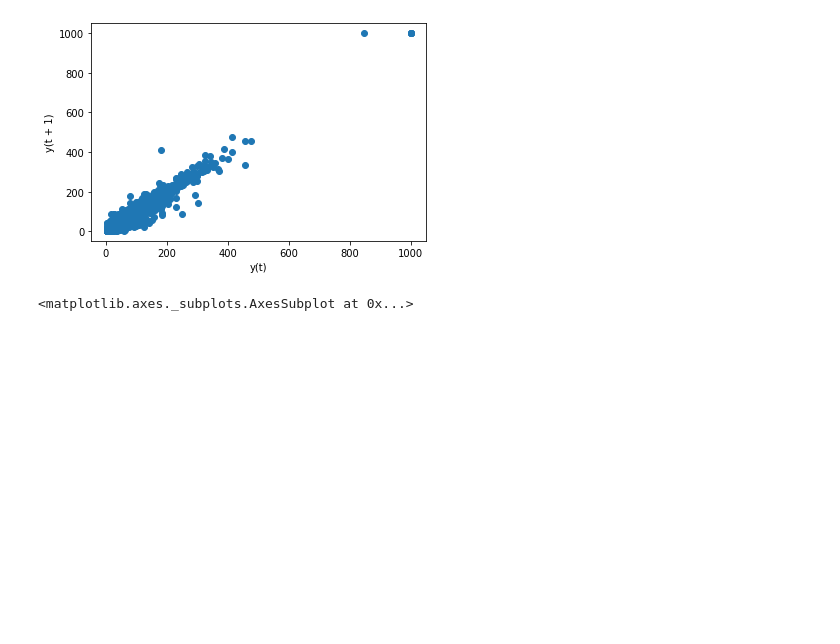
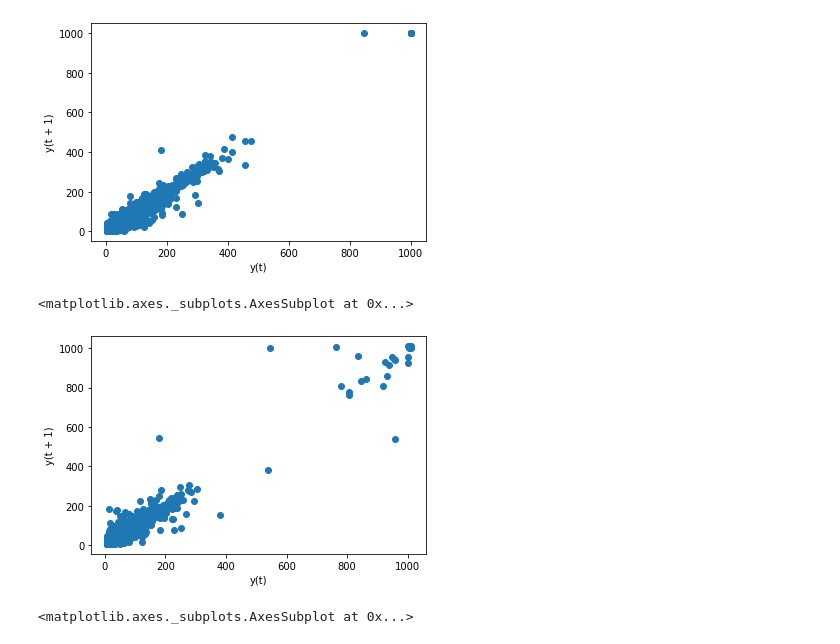
Before and after one commit to mjjimenez/kdd_air_quality_forecasting, a Jupyter notebook: notebooks/ARIMA.ipynb, the cells around one changed output. Saved outputs shown, nothing was run; the diff lists cells and outputs as text; code cells hidden in the pictures; blank space fills up the shorter version.

```diff
--- a/notebooks/ARIMA.ipynb
+++ b/notebooks/ARIMA.ipynb
@@ -72,9 +72,14 @@ def evaluate_models(dataset, p_values, d_values, q_values):
     print('Best ARIMA%s RMSE=%.3f' % (best_cfg, best_score))
 # %%
 y_train_pm25 = pd.read_feather(DATA_PATH + 'processed/donggaocun/pm25_train_test/y_train_pm25.feather')
+y_train_pm10 = pd.read_feather(DATA_PATH + 'processed/donggaocun/pm10_train_test/y_train_pm10.feather')
+
 
 y_train_pm25 = y_train_pm25.set_index('utc_datetime')
 y_train_pm25[y_train_pm25['PM2.5'] == -1] = np.nan # It was set to -1 so it could work with XGBoost
+
+y_train_pm10 = y_train_pm10.set_index('utc_datetime')
+y_train_pm10[y_train_pm10['PM10'] == -1] = np.nan # It was set to -1 so it could work with XGBoost
 # %% [markdown]
 ## Test stationarity
 # %%
@@ -97,6 +115,11 @@ lag_plot(y_train_pm25['PM2.5'])
 # %% [output]
 <matplotlib.axes._subplots.AxesSubplot at 0x...>
 [figure]
+# %%
+lag_plot(y_train_pm10['PM10'])
+# %% [output]
+<matplotlib.axes._subplots.AxesSubplot at 0x...>
+[figure, added]
 # %%
 autocorrelation_plot(y_train_pm25['PM2.5'][y_train_pm25['PM2.5'].notnull()])
 # %% [output]
```
Also changed, not shown: parts of 14 cells of this notebook.
